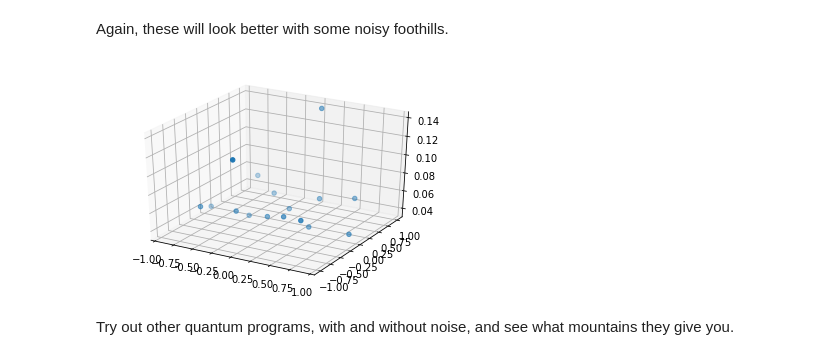
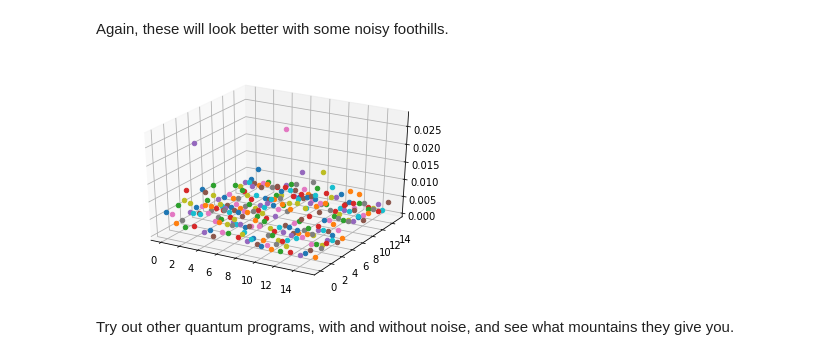
Before and after one commit to quantumjim/qreative, a Jupyter notebook: tutorials/random_mountain.ipynb, the cells around one changed output. Saved outputs shown, nothing was run; the diff lists cells and outputs as text; code cells hidden in the pictures.

Commit message:
improve random mountain

```diff
--- a/tutorials/random_mountain.ipynb
+++ b/tutorials/random_mountain.ipynb
@@ -42,6 +45,8 @@ The quantum circuit and the register of n qubits that generate the mountain rang
 
 Let's try this out with a few more qubits.
 # %%
-n = 4
+n = 8
 alps = CreativeQiskit.random_mountain(n)
 alps.qc.h(alps.qr[0])
+
+pos,prob = alps.get_mountain()
@@ -60,13 +58,14 @@ Let's visualize this with a simple plot.
 import matplotlib.pyplot as plt
 from mpl_toolkits.mplot3d import axes3d
 
-def plot_mountain(X,Y,Z):
+def plot_mountain(pos,prob):
 
     fig = plt.figure()
     ax = fig.add_subplot(111, projection='3d')
-    ax.scatter(X, Y, Z)
+    for node in pos:
+        ax.scatter(pos[node][0], pos[node][1], prob[node])
 
     plt.show()
 
-plot_mountain(X,Y,Z)
+plot_mountain(pos,prob)
 # %% [output]
@@ -102,9 +108,9 @@ plot_mountain(X,Y,Z)
 # %% [markdown]
 Again, these will look better with some noisy foothills.
 # %%
-X,Y,Z = alps.get_mountain(noisy=0.2)
-plot_mountain(X,Y,Z)
+pos,prob = alps.get_mountain(noisy=0.2)
+plot_mountain(pos,prob)
 # %% [output]
-[figure, old version]
+[figure, new version]
 # %% [markdown]
 Try out other quantum programs, with and without noise, and see what mountains they give you.
```
Also changed, not shown: parts of 20 cells of this notebook, 1 other file.
